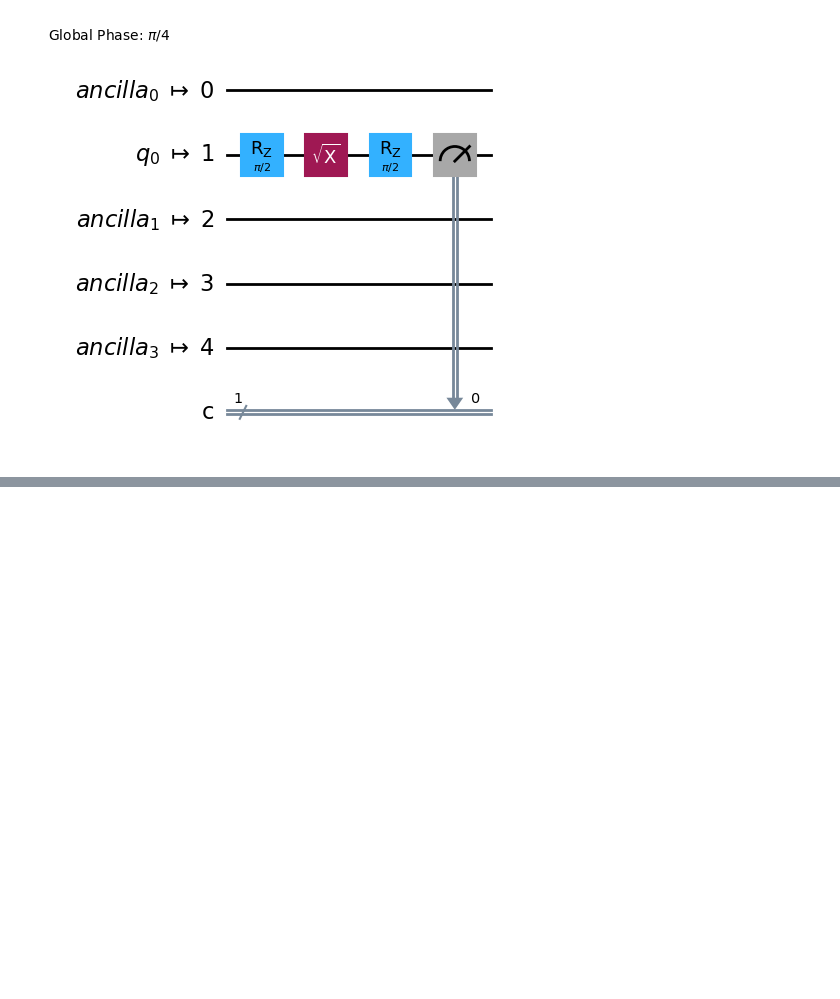
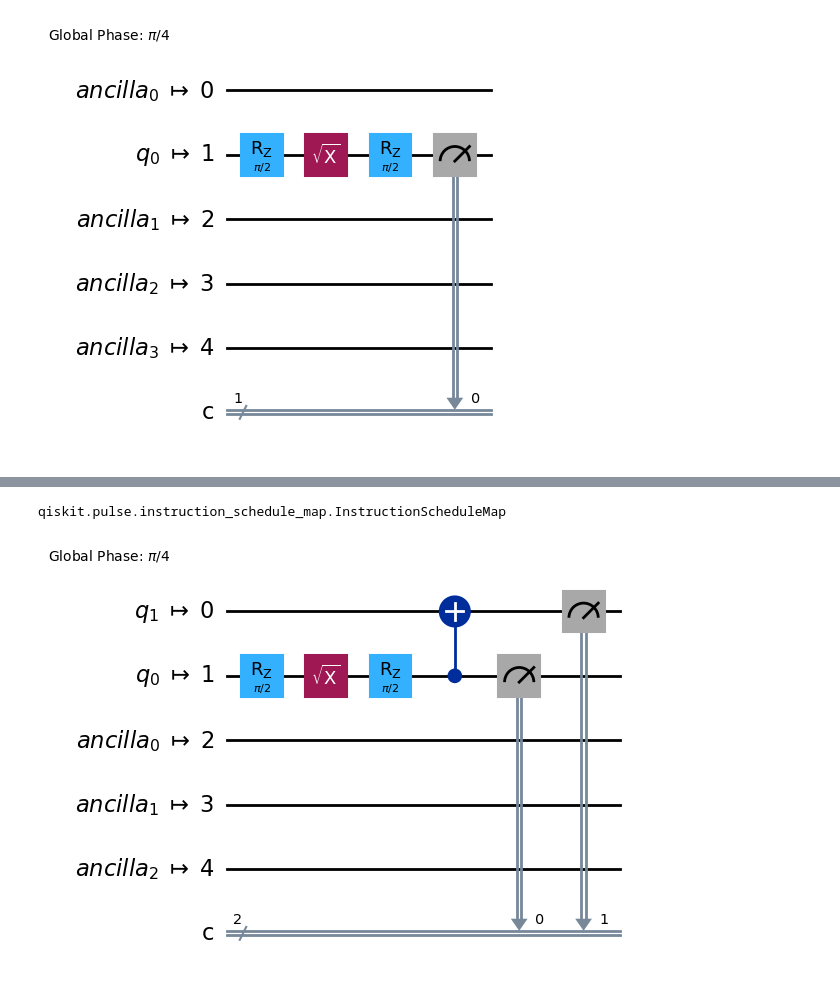
Before and after one commit to dipankardas011/Quantum-Coding, a Jupyter notebook: pulse-schedules.ipynb, the cells around one changed output, grey strips where cells are left out. Drawn from its saved outputs; the diff is of its cells as text; code cells hidden in the pictures; blank space fills up the shorter version.

Commit message:
got to understand pulse schedule more
Signed-off-by: Dipankar Das <65275144+dipankardas011@users.noreply.github.com>

```diff
--- a/pulse-schedules.ipynb
+++ b/pulse-schedules.ipynb
@@ -133,0 +134,6 @@ circuit_schedule.draw(time_range=[0, 500])
+# %%
+qc2 = QuantumCircuit(2,2)
+qc2.h(0)
+qc2.cx(0,1)
+qc2.measure([0,1], [0,1])
+qc2.draw()
@@ -133,0 +148,7 @@ circuit_schedule.draw(time_range=[0, 500])
+# %%
+from qiskit_ibm_runtime.fake_provider import FakeValenciaV2
+backend_2 = FakeValenciaV2()
+# %%
+type(backend_2.defaults().instruction_schedule_map)
+# %% [output]
+qiskit.pulse.instruction_schedule_map.InstructionScheduleMap
@@ -133,0 +157,5 @@ circuit_schedule.draw(time_range=[0, 500])
+# %%
+transpiled_qc_2 = transpile(qc2, backend_2)
+transpiled_qc_2.draw("mpl")
+# %% [output]
+[figure, added]
```
Also changed, not shown: parts of 7 cells of this notebook.
